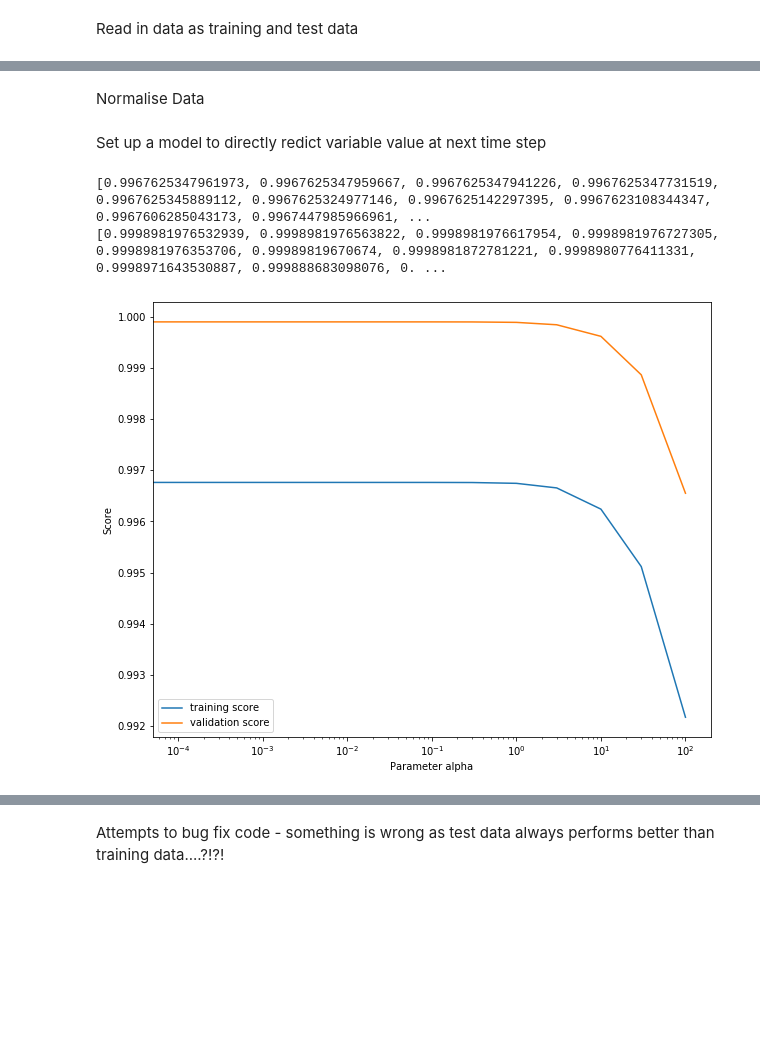
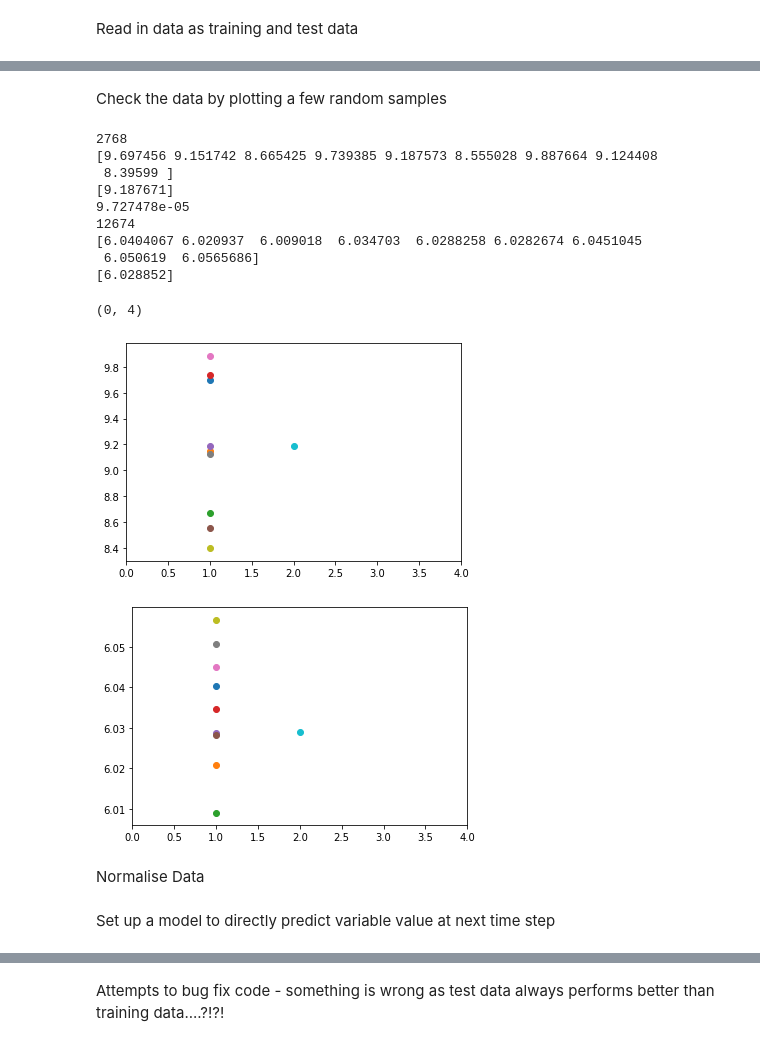
Before and after one commit to RachelFurner/DynamicPrediction, a Jupyter notebook: Regression_attempts.ipynb, the cells around one changed output, grey strips where cells are left out. Drawn from its saved outputs; the diff is of its cells as text; code cells hidden in the pictures; blank space fills up the shorter version.

```diff
--- a/Regression_attempts.ipynb
+++ b/Regression_attempts.ipynb
@@ -114,3 +127,49 @@ nxt_outputs_te=np.asarray(nxt_outputs_te)
+# %% [markdown]
+Check the data by plotting a few random samples
+# %%
+sample_no=np.random.randint(0,inputs_tr.shape[0])
+print(sample_no)
+
+print(inputs_tr[sample_no,:])
+print(nxt_outputs_tr[sample_no])
+print(tnd_outputs_tr[sample_no])
+
+features = range(inputs_tr.shape[1])
+fig = plt.figure()
+ax=plt.subplot()
+for feature in features:
+    plt.scatter(1,inputs_tr[sample_no,feature])
+plt.scatter(2,nxt_outputs_tr[sample_no])
+#plt.scatter(3,tnd_outputs_tr[sample_no])
+ax.set_xlim(0,4)
+
+sample_no=np.random.randint(0,inputs_te.shape[0])
+print(sample_no)
+print(inputs_te[sample_no,:])
+print(nxt_outputs_te[sample_no])
+#print(tnd_outputs_te[sample_no])
+
+features = range(inputs_te.shape[1])
+fig = plt.figure()
+ax=plt.subplot()
+for feature in features:
+    plt.scatter(1,inputs_te[sample_no,feature])
+plt.scatter(2,nxt_outputs_te[sample_no])
+#plt.scatter(3,tnd_outputs_te[sample_no])
+ax.set_xlim(0,4)
+# %% [output]
+2768
+[9.697456 9.151742 8.665425 9.739385 9.187573 8.555028 9.887664 9.124408
+ 8.39599 ]
+[9.187671]
+9.727478e-05
+12674
+[6.0404067 6.020937  6.009018  6.034703  6.0288258 6.0282674 6.0451045
+ 6.050619  6.0565686]
+[6.028852]
+(0, 4)
+[figure, added]
+[figure, added]
 # %% [markdown]
 Normalise Data
 # %%
@@ -135,32 +199,2 @@ for i in range(inputs_tr.shape[1]):  #loop over each feature, normalising indivi
 # %% [markdown]
-Set up a model to directly redict variable value at next time step
+Set up a model to directly predict variable value at next time step
-# %%
-#Tune alpha parameter - model to predict value at next time step
-
-alpha_s = [0.00, 0.0001, 0.0003, 0.001, 0.003, 0.01, 0.03, 0.1, 0.3, 1.0, 3.0, 10, 30, 100]
-train_scores = list()
-val_scores = list()
-
-for alpha in alpha_s:
-    model_nxt = linear_model.Ridge(alpha=alpha, fit_intercept=False)
-    # Fit model based on training data (and alpha)
-    model_nxt.fit(norm_inputs_tr, norm_nxt_outputs_tr)
-    train_scores.append(model_nxt.score(norm_inputs_tr, norm_nxt_outputs_tr))
-    val_scores.append(model_nxt.score(norm_inputs_te, norm_nxt_outputs_te))
-
-#print(train_scores)
-#print(val_scores)
-
-# Do the plotting
-plt.figure(figsize=(10,8))
-plt.semilogx(alpha_s, train_scores, label='training score')
-plt.semilogx(alpha_s, val_scores, label='validation score')
-plt.ylabel('Score')
-plt.xlabel('Parameter alpha')
-plt.legend()
-plt.savefig('../regression_plots/'+my_var+'_scoreValpha_nxt.png')
-plt.show()
-# %% [output]
-[0.9967625347961973, 0.9967625347959667, 0.9967625347941226, 0.9967625347731519, 0.9967625345889112, 0.9967625324977146, 0.9967625142297395, 0.9967623108344347, 0.9967606285043173, 0.9967447985966961, ...
-[0.9998981976532939, 0.9998981976563822, 0.9998981976617954, 0.9998981976727305, 0.9998981976353706, 0.99989819670674, 0.9998981872781221, 0.9998980776411331, 0.9998971643530887, 0.999888683098076, 0. ...
-[figure, removed]
```
Also changed, not shown: parts of 32 cells of this notebook, 1 other file.
